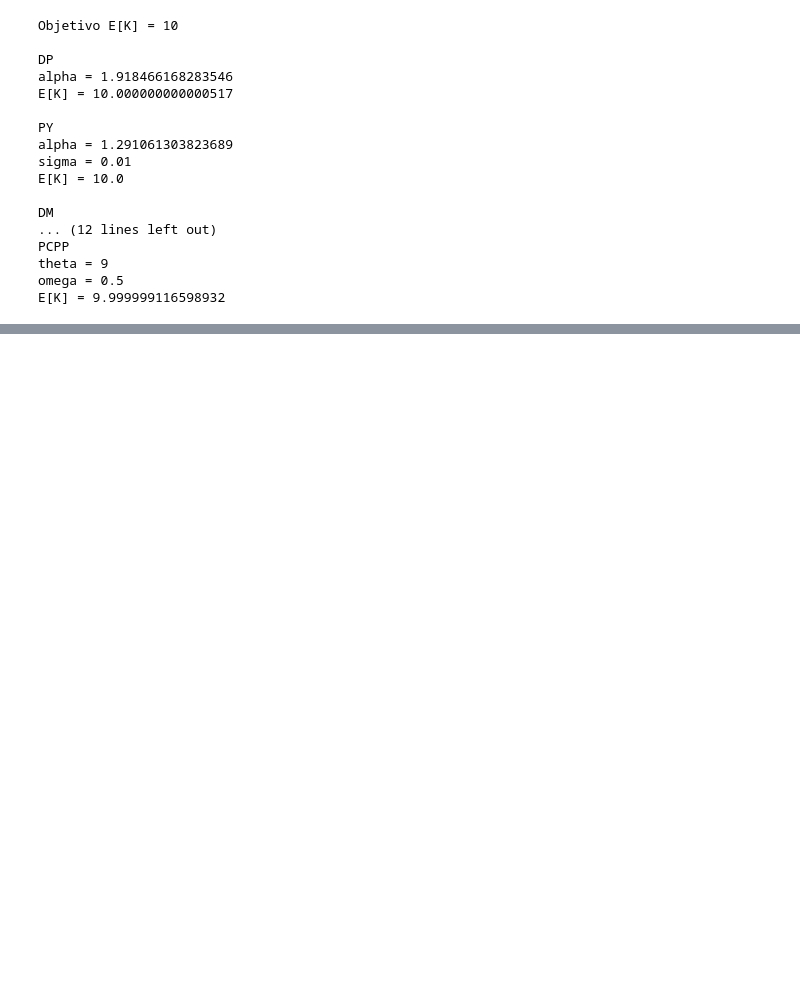
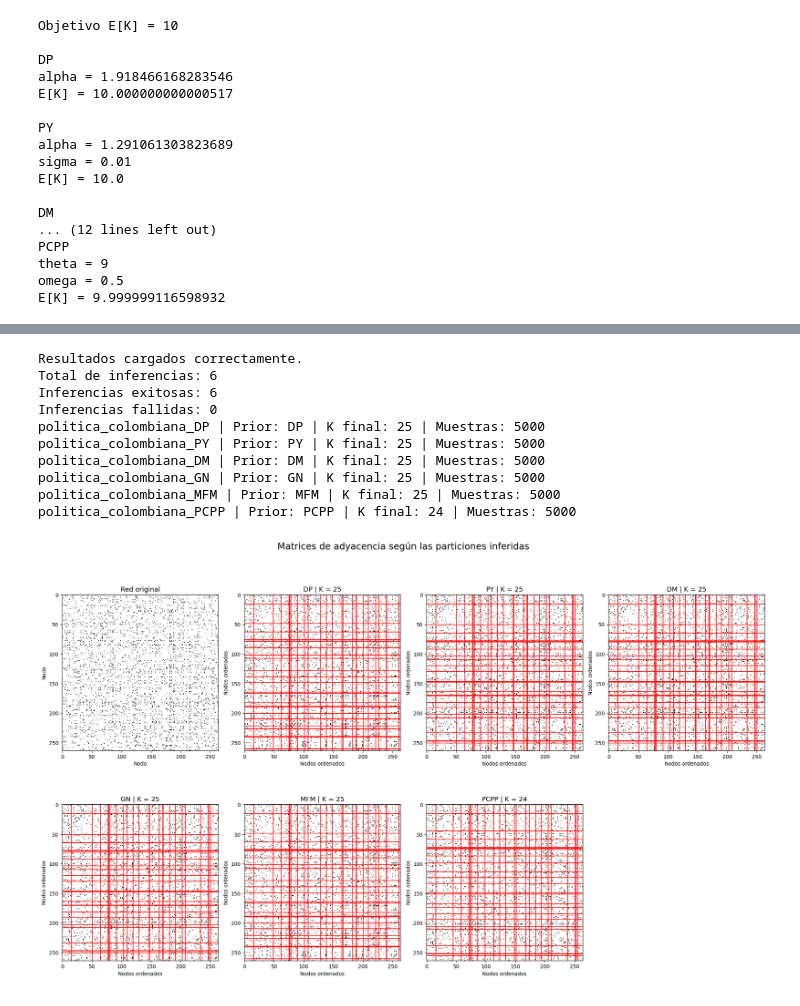
Before and after one commit to cnosa/blockregressiondynamicsnetwork, a Jupyter notebook: python/experiment_colombian_politics.ipynb, the cells around one changed output, grey strips where cells are left out. Cells and saved outputs as stored; diff of their text form; code cells hidden in the pictures; blank space fills up the shorter version.

Commit message:
results colombian politics

```diff
--- a/python/experiment_colombian_politics.ipynb
+++ b/python/experiment_colombian_politics.ipynb
@@ -1313,7 +1697,7 @@ import pickle
 # 1. CARGAR RESULTADOS DESDE EL PICKLE
 # ============================================================
 
-filename = "SBM_politica_colombiana_6_priors.pkl"
+filename = "SBM_colombian_politics_6_priors.pkl"
 
 with open(filename, "rb") as f:
     all_results = pickle.load(f)
@@ -1478,32 +1862,44 @@ def plot_adjacency_partitions(
     # ELIMINAR EJES VACÍOS
     # --------------------------------------------------------
 
     for idx in range(n_plots, len(axes)):
         axes[idx].axis("off")
 
     # --------------------------------------------------------
     # AJUSTES GENERALES
     # --------------------------------------------------------
 
     fig.suptitle(
         "Matrices de adyacencia según las particiones inferidas",
         fontsize=18,
         y=1.02
     )
 
     plt.tight_layout()
 
     plt.show()
 
 
 # ============================================================
 # 4. EJECUTAR
 # ============================================================
 
 plot_adjacency_partitions(
     adjacency=adjacency,
     all_results=all_results,
     figsize=(20, 12)
 )
+# %% [output]
+Resultados cargados correctamente.
+Total de inferencias: 6
+Inferencias exitosas: 6
+Inferencias fallidas: 0
+politica_colombiana_DP | Prior: DP | K final: 25 | Muestras: 5000
+politica_colombiana_PY | Prior: PY | K final: 25 | Muestras: 5000
+politica_colombiana_DM | Prior: DM | K final: 25 | Muestras: 5000
+politica_colombiana_GN | Prior: GN | K final: 25 | Muestras: 5000
+politica_colombiana_MFM | Prior: MFM | K final: 25 | Muestras: 5000
+politica_colombiana_PCPP | Prior: PCPP | K final: 24 | Muestras: 5000
+[figure, added]
 # %%
 # ============================================================
```
Also changed, not shown: parts of 12 cells of this notebook, 2 other files.
